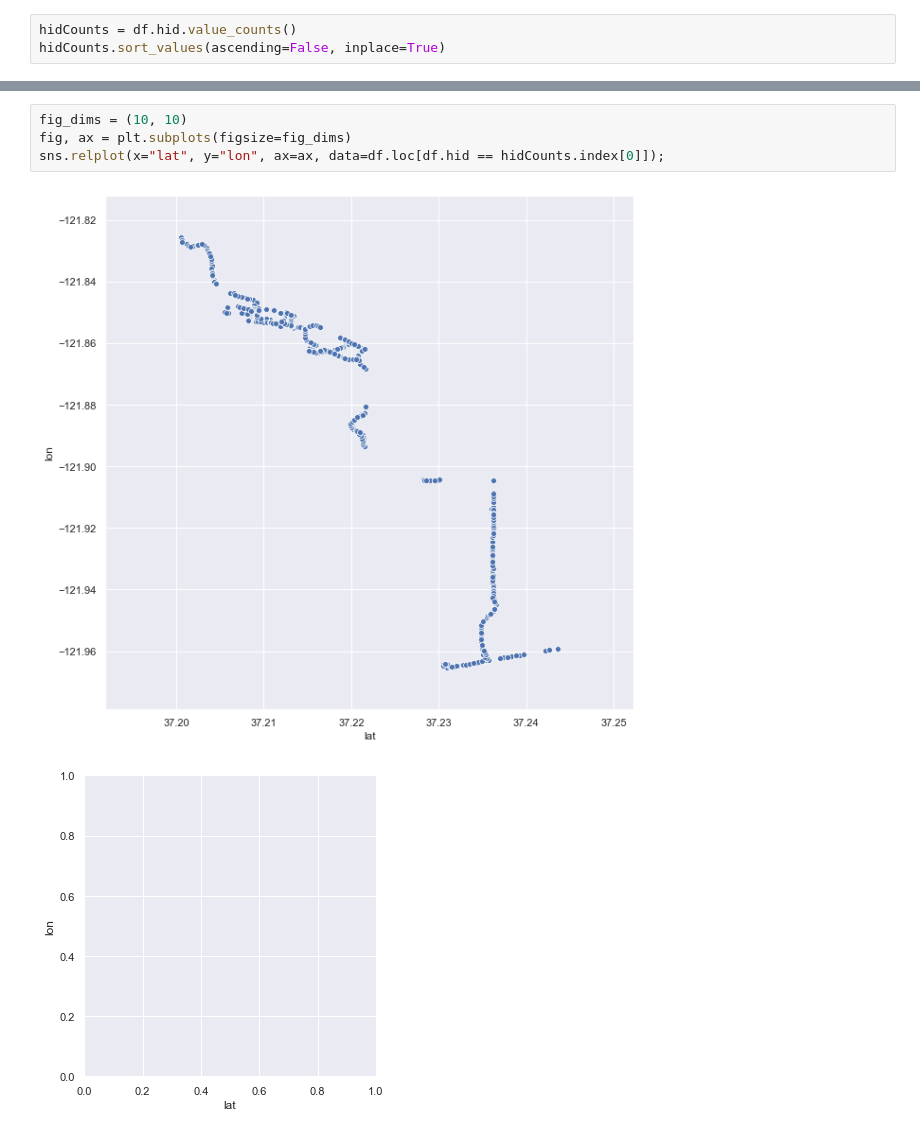
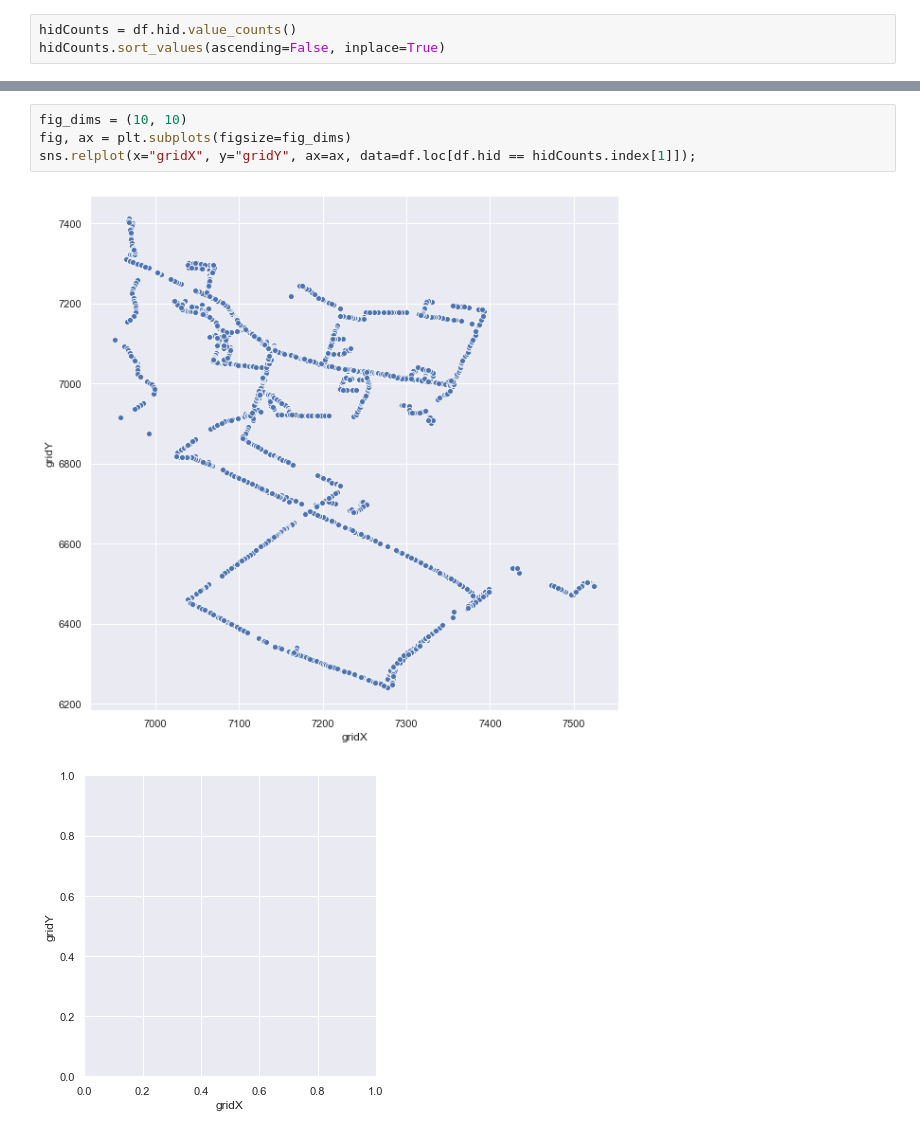
Before and after one commit to adhocmaster/covid1, a Jupyter notebook: location-assessment-by-day.ipynb, the cells around one changed output, grey strips where cells are left out. Drawn from its saved outputs; the diff is of its cells as text.

```diff
--- a/location-assessment-by-day.ipynb
+++ b/location-assessment-by-day.ipynb
@@ -106,10 +64,10 @@ Name: hid, Length: 15277, dtype: int64
 # %%
 fig_dims = (10, 10)
 fig, ax = plt.subplots(figsize=fig_dims)
-sns.relplot(x="lat", y="lon", ax=ax, data=df.loc[df.hid == hidCounts.index[0]]);
+sns.relplot(x="gridX", y="gridY", ax=ax, data=df.loc[df.hid == hidCounts.index[1]]);
 # %% [output]
-[figure, old version]
+[figure, new version]
-[figure, old version]
+[figure, new version]
 # %%
 fig_dims = (10, 10)
 fig, ax = plt.subplots(figsize=fig_dims)
```
Also changed, not shown: parts of 13 cells of this notebook, 1 other file.
